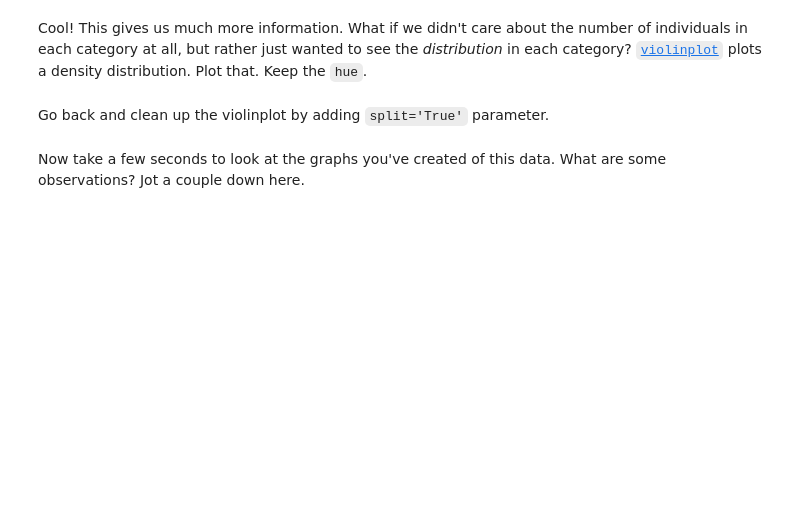
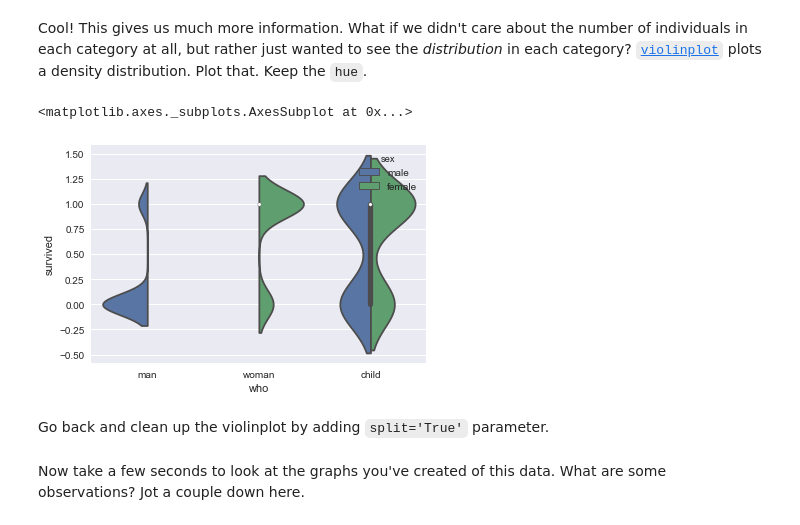
Before and after one commit to mlberkeley/Machine-Learning-Decal-Spring-2018, a Jupyter notebook: Assignments/Homework 2/Homework 2.ipynb, the cells around one changed output. Drawn from its saved outputs; the diff is of its cells as text; code cells hidden in the pictures; blank space fills up the shorter version.

```diff
--- a/Assignments/Homework 2/Homework 2.ipynb
+++ b/Assignments/Homework 2/Homework 2.ipynb
@@ -99,3 +156,8 @@ Cool! This gives us much more information. What if we didn't care about the numb
+# %%
+sns.violinplot(x='who',y='survived',data = titanic,hue = 'sex',split = 'True')
+# %% [output]
+<matplotlib.axes._subplots.AxesSubplot at 0x...>
+[figure, added]
 # %% [markdown]
 Go back and clean up the violinplot by adding `split='True'` parameter.
 # %% [markdown]
```
Also changed, not shown: parts of 32 cells of this notebook, 3 other files.
